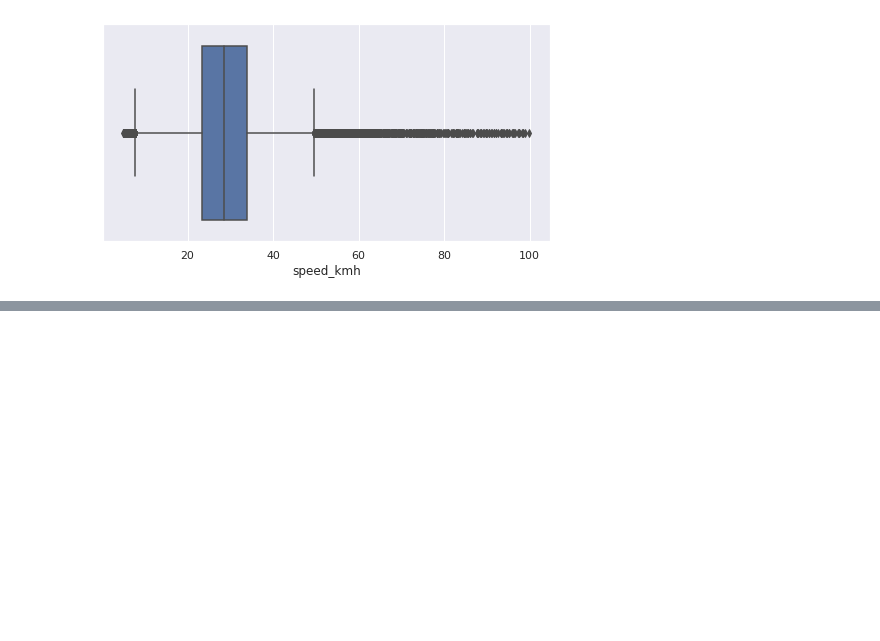
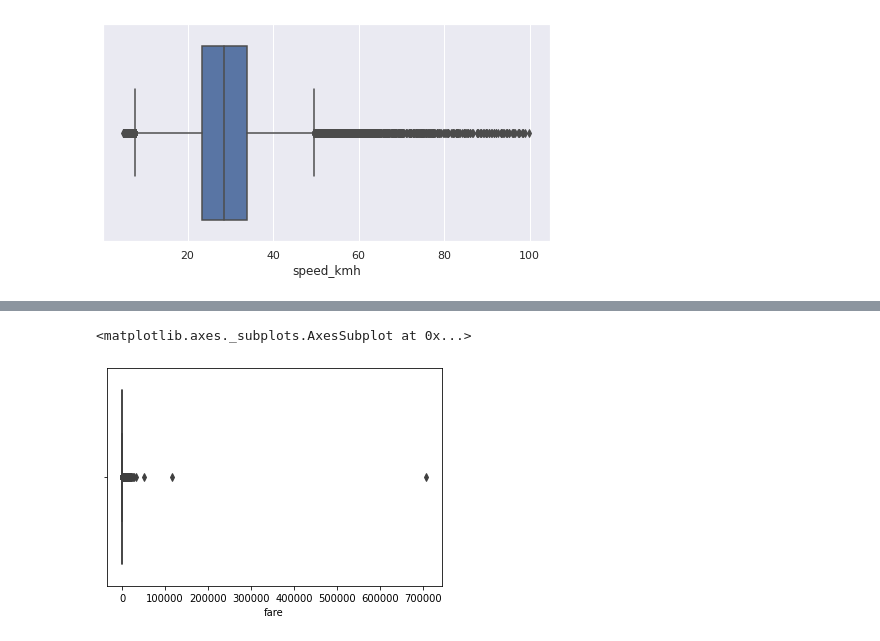
Before and after one commit to frfusch21/DTS_GGU_5, a Jupyter notebook: GGU5_Elisabeth.ipynb, the cells around one changed output, grey strips where cells are left out. Saved outputs shown, nothing was run; the diff lists cells and outputs as text; code cells hidden in the pictures; blank space fills up the shorter version.

```diff
--- a/GGU5_Elisabeth.ipynb
+++ b/GGU5_Elisabeth.ipynb
@@ -286,0 +297,3 @@ sns.boxplot(x='speed_kmh', data=data)
+# %%
+df_all = pd.read_csv('all-data_clean.csv')
+df_all.head()
@@ -286,0 +405,3 @@ sns.boxplot(x='speed_kmh', data=data)
+# %%
+tarif2 = pd.read_csv('uber and cabity.csv')
+tarif2.head()
@@ -286,0 +415,4 @@ sns.boxplot(x='speed_kmh', data=data)
+# %%
+df_gab = df_all.merge(tarif2, how='inner', on='vendor_id')
+df_gab= df_gab.dropna()
+df_gab
@@ -286,0 +433,7 @@ sns.boxplot(x='speed_kmh', data=data)
+# %%
+def fare(df_gab):
+  if ((df_gab['dist_meters']/1000)/(df_gab['trip_duration']/3600)) <= ((60*df_gab['fare_per_minute'])/df_gab['fare_per_km']):
+    return df_gab['base_fare']+((df_gab['trip_duration']/60)*df_gab['fare_per_minute'])
+  else:
+    return df_gab['base_fare']+((df_gab['dist_meters']/1000)*df_gab['fare_per_km'])
+df_gab = df_gab.assign(fare=df_gab.apply(fare, axis=1))
@@ -286,0 +468,5 @@ sns.boxplot(x='speed_kmh', data=data)
+# %%
+sns.boxplot(x='fare', data=df_gab)
+# %% [output]
+<matplotlib.axes._subplots.AxesSubplot at 0x...>
+[figure, added]
```
Also changed, not shown: parts of 28 cells of this notebook.
